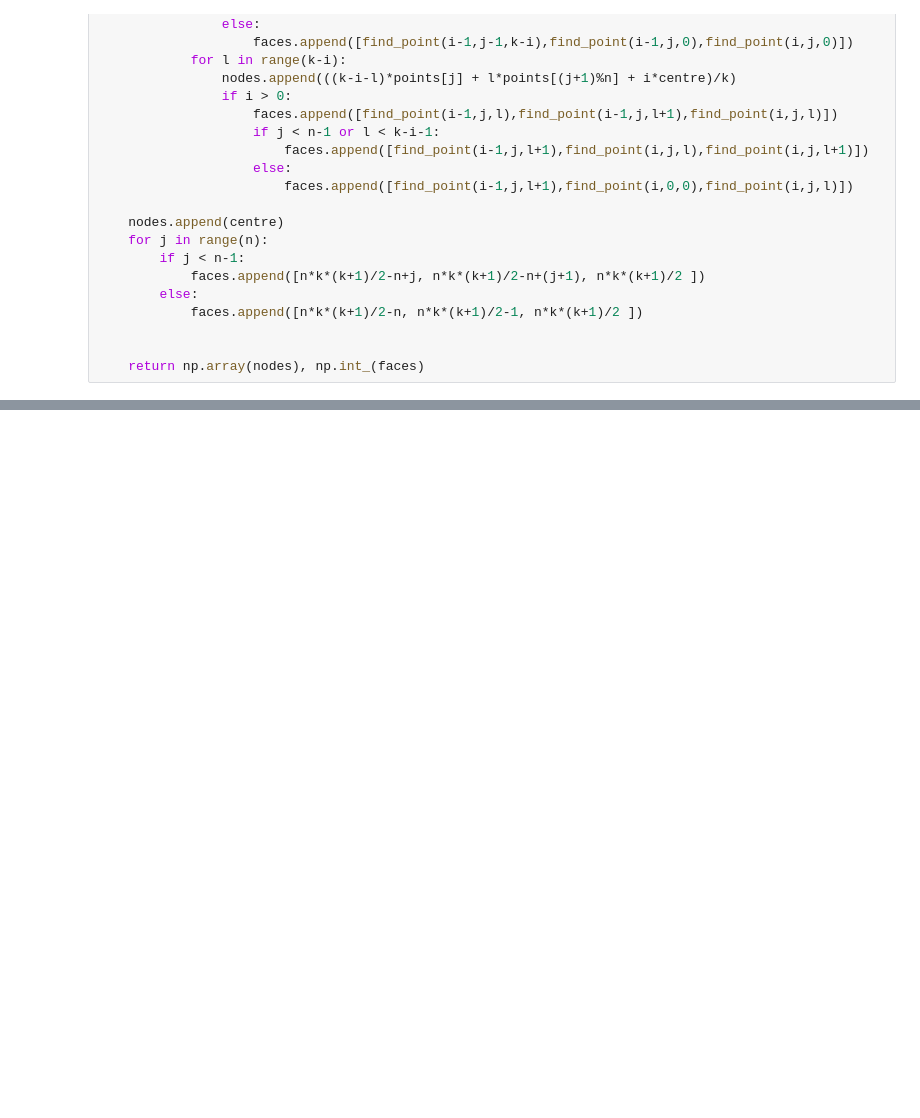
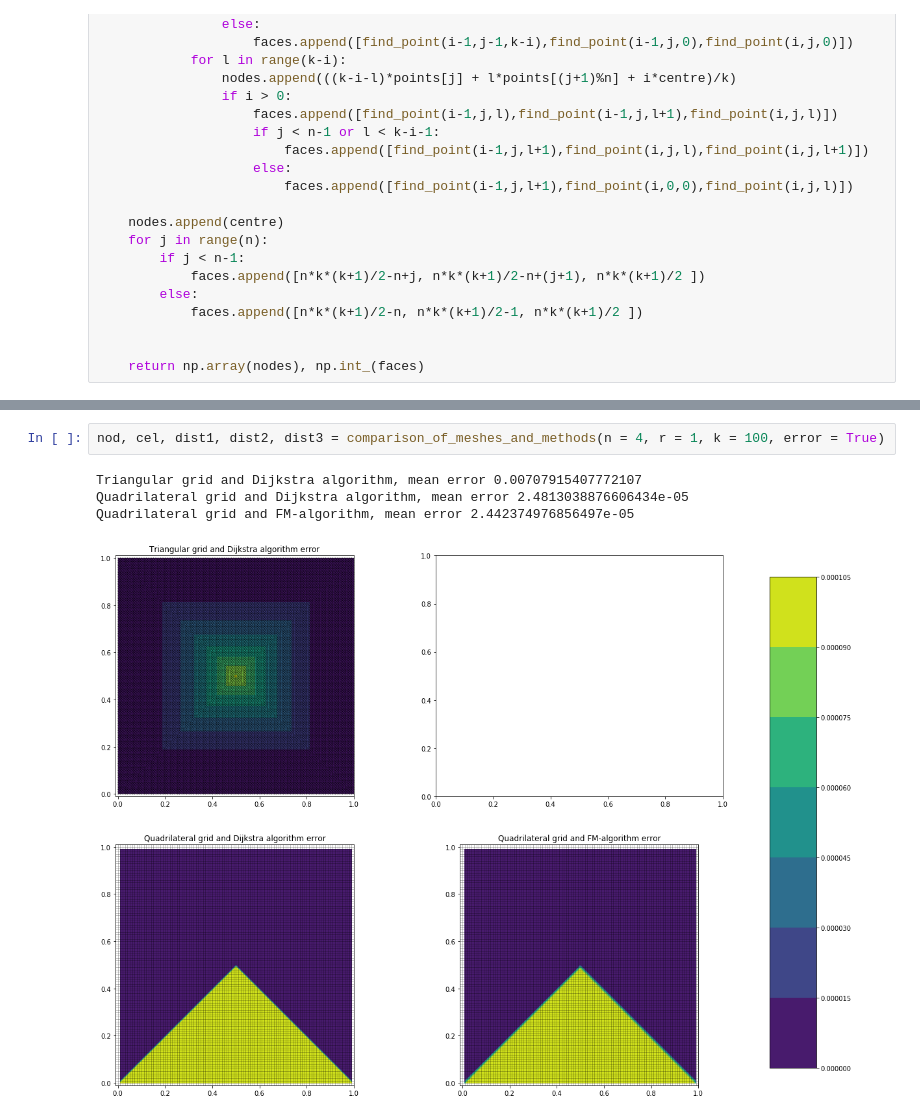
Before and after one commit to alexoblomov/fast_marching, a Jupyter notebook: Voronoi_iterations_on_regular_poly.ipynb, the cells around one changed output, grey strips where cells are left out. Drawn from its saved outputs; the diff is of its cells as text; blank space fills up the shorter version.

```diff
--- a/Voronoi_iterations_on_regular_poly.ipynb
+++ b/Voronoi_iterations_on_regular_poly.ipynb
@@ -502,0 +645,7 @@ Voronoi_iterations_reg_poly(n = 7, r = 1, num_clus=5, mesh_f = 30, num_iter = 10
+# %%
+nod, cel, dist1, dist2, dist3 = comparison_of_meshes_and_methods(n = 4, r = 1, k = 100, error = True)
+# %% [output]
+Triangular grid and Dijkstra algorithm, mean error 0.00707915407772107
+Quadrilateral grid and Dijkstra algorithm, mean error 2.4813038876606434e-05
+Quadrilateral grid and FM-algorithm, mean error 2.442374976856497e-05
+[figure, added]
```
Also changed, not shown: parts of 9 cells of this notebook.
